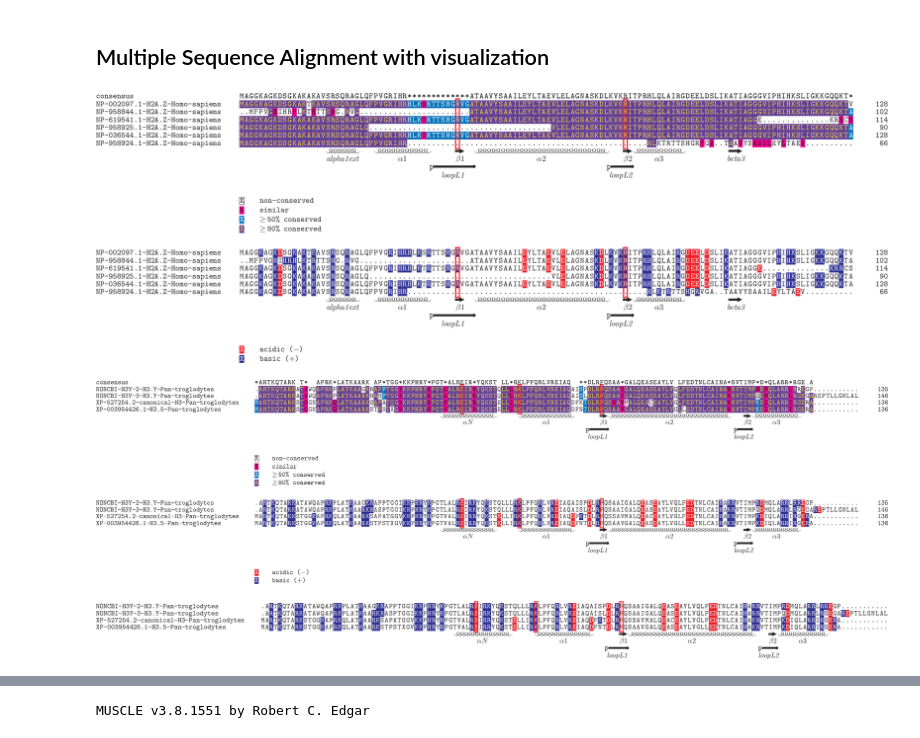
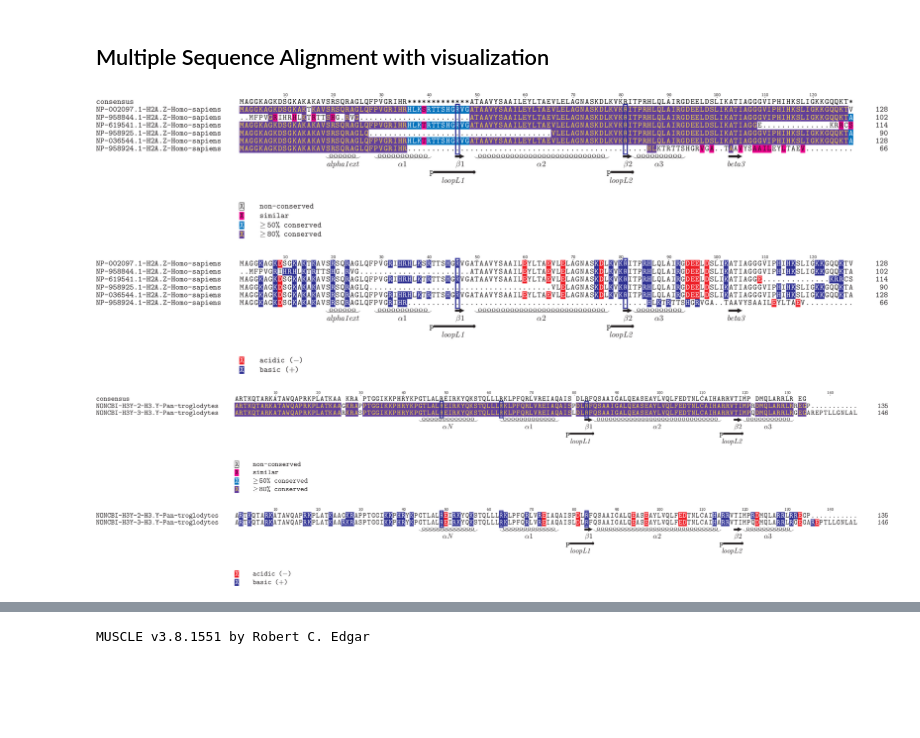
Before and after one commit to v-kulikov1/histonedb_Vladimir, a Jupyter notebook: CURATED_SET/curated_service.ipynb, the cells around one changed output, grey strips where cells are left out. Drawn from its saved outputs; the diff is of its cells as text; code cells hidden in the pictures; blank space fills up the shorter version.

```diff
--- a/CURATED_SET/curated_service.ipynb
+++ b/CURATED_SET/curated_service.ipynb
@@ -83,16 +85,11 @@ msa=cs.muscle_aln(cs.data.query('type == "H2A" & variant.str.contains("H2A.Z") &
 show_msa_jl(msa)
 # %%
 #via pytexshade, see function options here https://github.com/intbio/pytexshade/blob/3b4620c95f6607fffc06063f582bdb294d68fc09/pytexshade/shade.py#L134
-ipyshade.shadedmsa(msa,shading_modes=['similar','charge_functional'],features=hist_shf4seq(SummaryInfo(msa).dumb_consensus(threshold=0.1,ambiguous='X')))
+ipyshade.shadedmsa(msa,shading_modes=['similar','charge_functional'],ruler=True,features=hist_shf4seq(SummaryInfo(msa).dumb_consensus(threshold=0.1,ambiguous='X')))
 # %% [output]
-[figure, old version]
+[figure, new version]
 # %%
-msa=cs.muscle_aln(cs.data.query('type == "H3" & `organism`=="Pan troglodytes"')['accession'],debug=False)
-ipyshade.shadedmsa(msa,shading_modes=['similar','charge_functional'],features=hist_shf4seq(SummaryInfo(msa).dumb_consensus(threshold=0.1,ambiguous='X')))
+msa=cs.muscle_aln(cs.data.query('type == "H3" & variant=="H3.Y" & `organism`=="Pan troglodytes"')['accession'],debug=False)
+ipyshade.shadedmsa(msa,shading_modes=['similar','charge_functional'],ruler=True,features=hist_shf4seq(SummaryInfo(msa).dumb_consensus(threshold=0.1,ambiguous='X')))
 # %% [output]
-[figure, old version]
+[figure, new version]
-# %%
-
-cs.show_msa_with_features(hist_type='H3', organism='Pan troglodytes', phylum='Chordata')
-# %% [output]
-[figure, removed]
```
Also changed, not shown: parts of 13 cells of this notebook.
